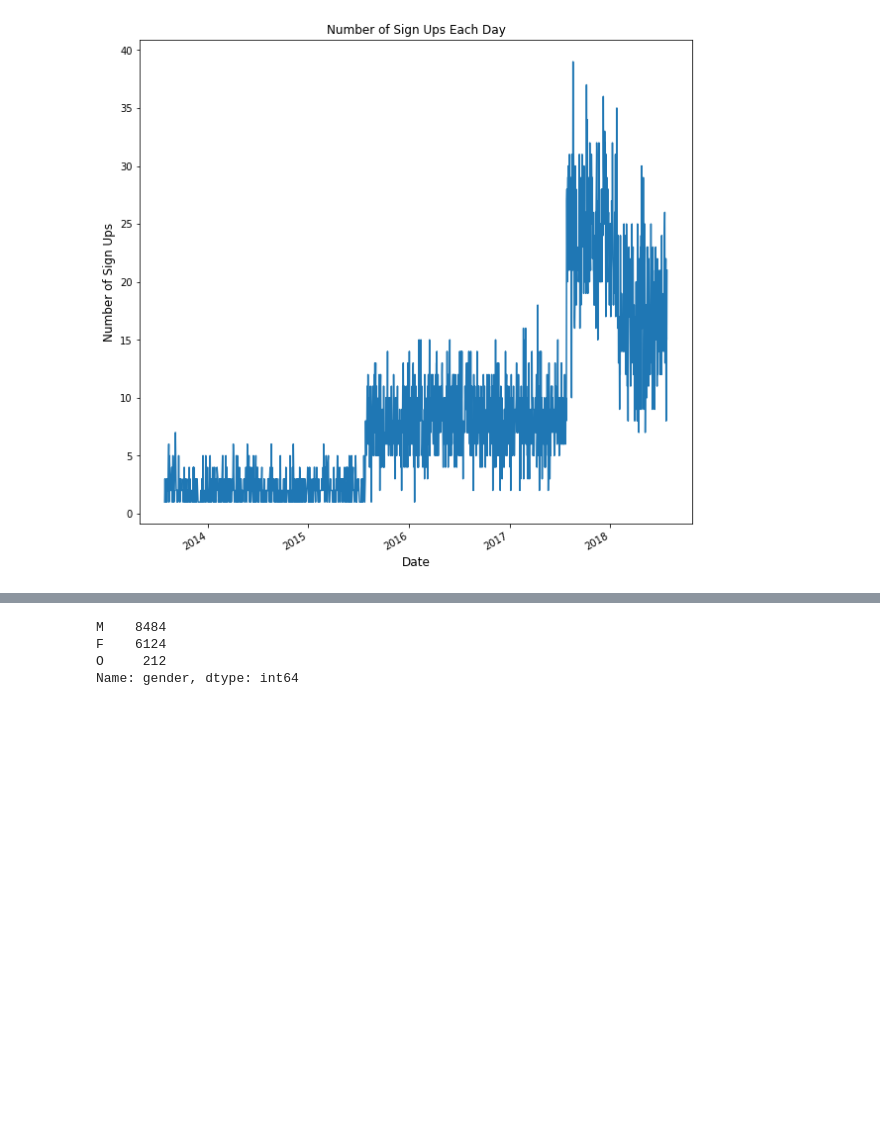
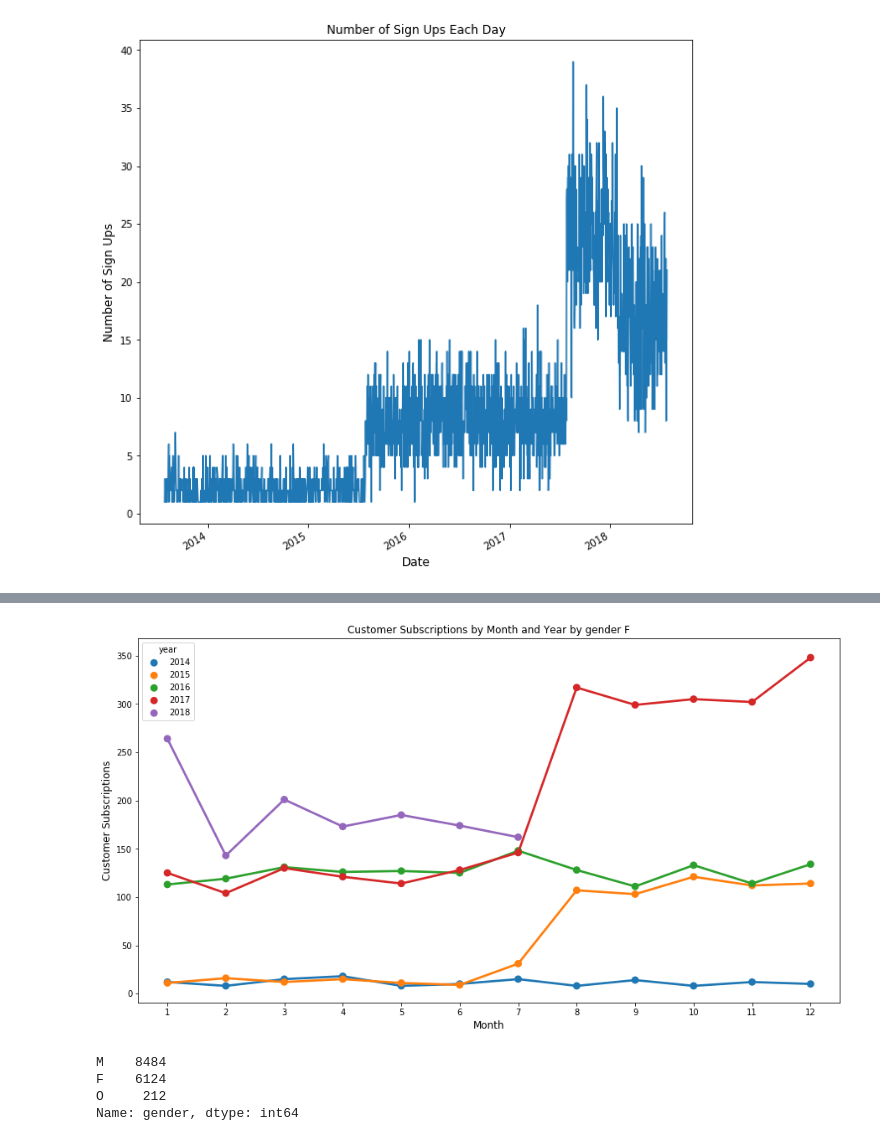
Before and after one commit to JackoChi/DSND, a Jupyter notebook: capstone_project_starbucks/starbucks_data_preprocessing.ipynb, the cells around one changed output, grey strips where cells are left out. Cells and saved outputs as stored; diff of their text form; code cells hidden in the pictures; blank space fills up the shorter version.

```diff
--- a/capstone_project_starbucks/starbucks_data_preprocessing.ipynb
+++ b/capstone_project_starbucks/starbucks_data_preprocessing.ipynb
@@ -282,3 +292,7 @@ plt.title('Female Customer Subsciptions by Month and Year');
+# %%
+subscription_plot('gender', 'F', conditions=True)
+# %% [output]
+[figure, added]
 # %%
 profile['gender'].value_counts()
 # %% [output]
```
Also changed, not shown: parts of 10 cells of this notebook.
